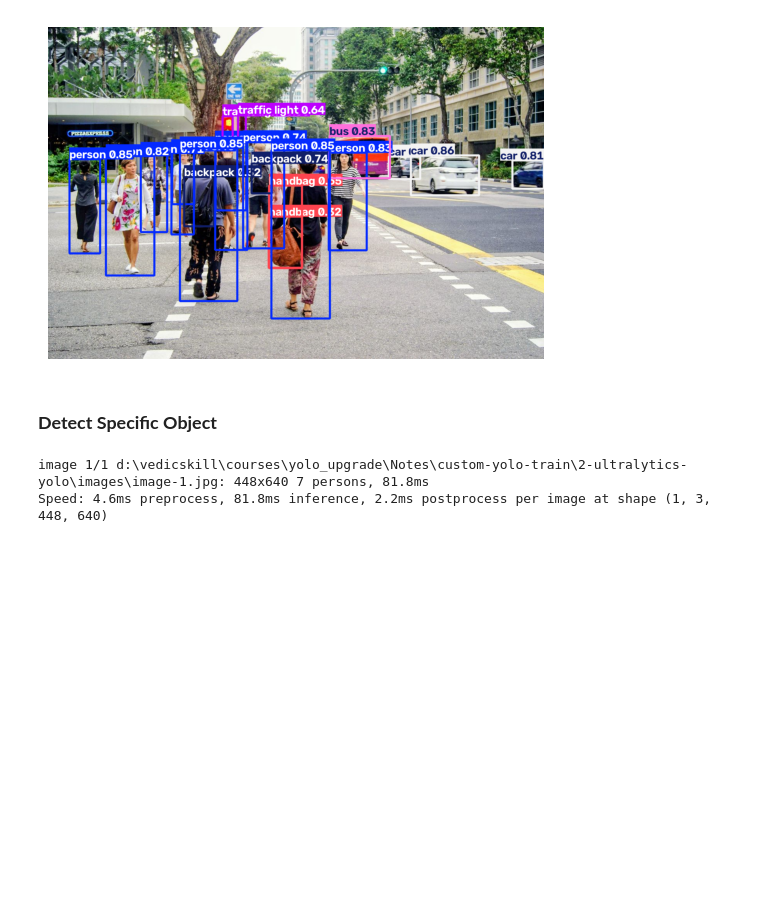
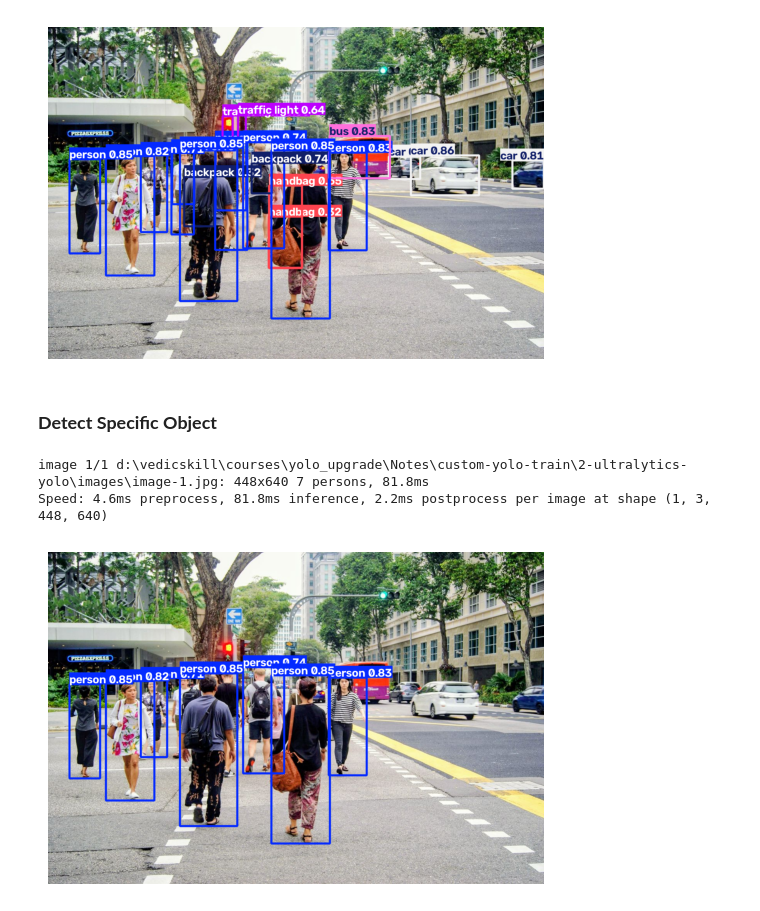
Before and after one commit to vedicskill/custom-yolo-train, a Jupyter notebook: 2-ultralytics-yolo/1-ultralytics-image-obj-det.ipynb, the cells around one changed output. Drawn from its saved outputs; the diff is of its cells as text; code cells hidden in the pictures; blank space fills up the shorter version.

Commit message:
display annotated image

```diff
--- a/2-ultralytics-yolo/1-ultralytics-image-obj-det.ipynb
+++ b/2-ultralytics-yolo/1-ultralytics-image-obj-det.ipynb
@@ -81,3 +81,12 @@ results[0].show()
 # %% [output]
 image 1/1 d:\vedicskill\courses\yolo_upgrade\Notes\custom-yolo-train\2-ultralytics-yolo\images\image-1.jpg: 448x640 7 persons, 81.8ms
 Speed: 4.6ms preprocess, 81.8ms inference, 2.2ms postprocess per image at shape (1, 3, 448, 640)
+# %%
+# get results[0] into numpy array
+annotated = results[0].plot()
+
+plt.imshow(cv2.cvtColor(annotated, cv2.COLOR_BGR2RGB))
+plt.axis('off')
+plt.show()
+# %% [output]
+[figure, added]
```
